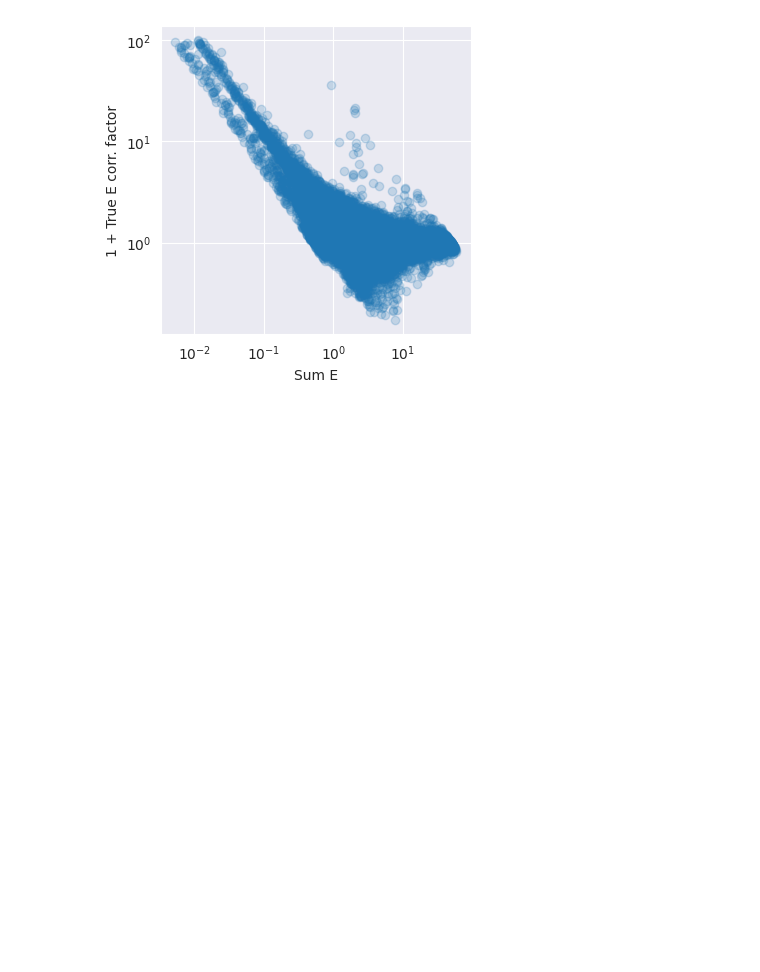
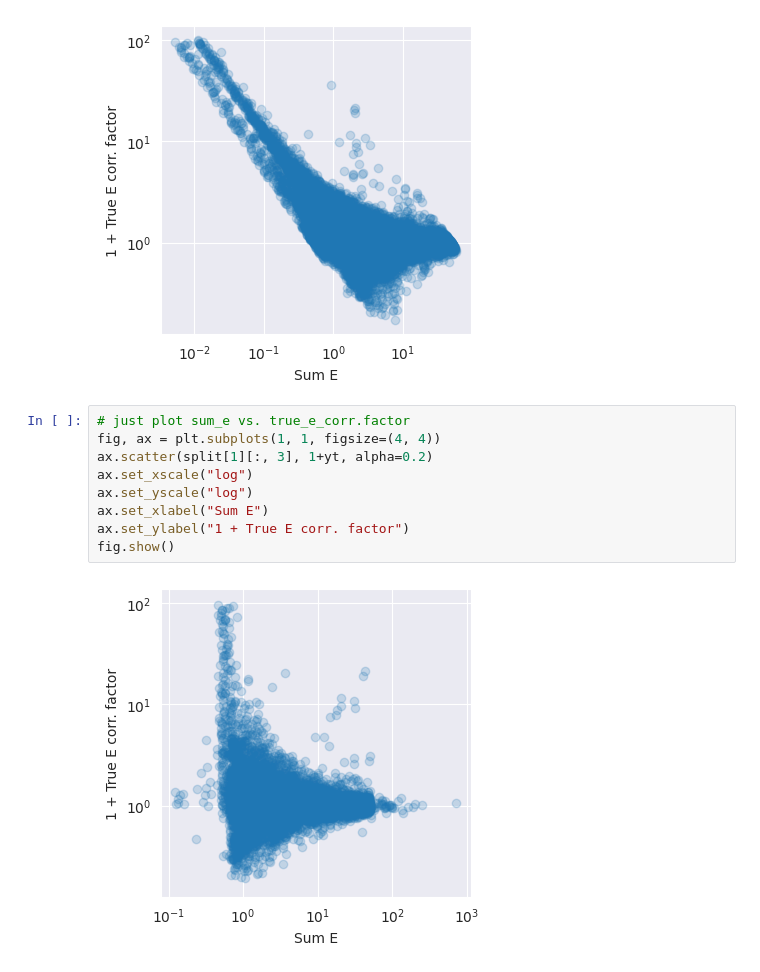
Before and after one commit to selvaggi/mlpf, a Jupyter notebook: notebooks/8_train_energy_regression.ipynb, the cells around one changed output. Saved outputs shown, nothing was run; the diff lists cells and outputs as text; blank space fills up the shorter version.

```diff
--- a/notebooks/8_train_energy_regression.ipynb
+++ b/notebooks/8_train_energy_regression.ipynb
@@ -208,3 +247,14 @@ ax.set_ylabel("1 + True E corr. factor")
 fig.show()
 # %% [output]
 [figure]
+# %%
+# just plot sum_e vs. true_e_corr.factor
+fig, ax = plt.subplots(1, 1, figsize=(4, 4))
+ax.scatter(split[1][:, 3], 1+yt, alpha=0.2)
+ax.set_xscale("log")
+ax.set_yscale("log")
+ax.set_xlabel("Sum E")
+ax.set_ylabel("1 + True E corr. factor")
+fig.show()
+# %% [output]
+[figure, added]
```
Also changed, not shown: parts of 18 cells of this notebook, 1 other file.
